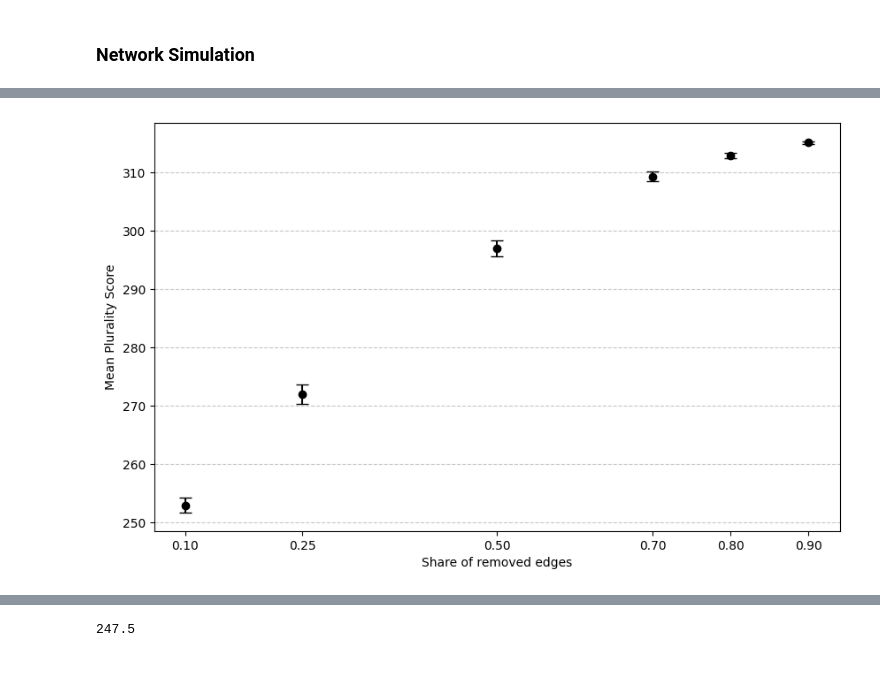
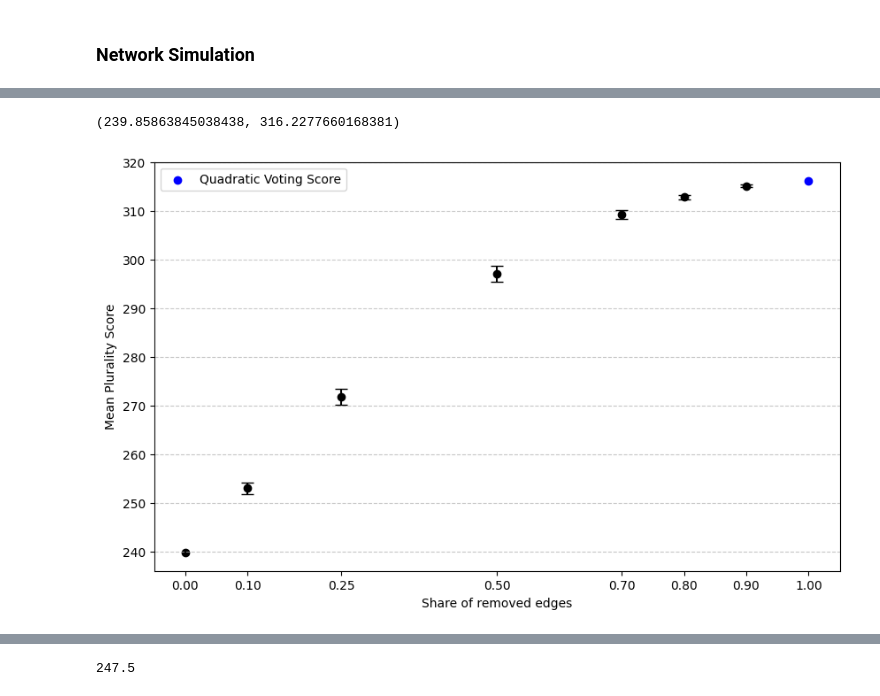
Before and after one commit to lexicongovernance/gov-research, a Jupyter notebook: berlin-analysis/analysis.ipynb, the cells around one changed output, grey strips where cells are left out. Cells and saved outputs as stored; diff of their text form; code cells hidden in the pictures; blank space fills up the shorter version.

```diff
--- a/berlin-analysis/analysis.ipynb
+++ b/berlin-analysis/analysis.ipynb
@@ -442,16 +338,16 @@ for edge_share in edge_share_values:
     # Iterate for each network
     for i in range(1, num_networks + 1):
         # Create a copy of the original network as Gi
-        Gi = G.copy()
+        network_copy = er_network.copy()
 
         # Randomly choose edges to remove based on the current edge share
-        edges_to_remove = random.sample(list(Gi.edges()), int(edge_share * Gi.number_of_edges()))
+        edges_to_remove = random.sample(list(network_copy.edges()), int(edge_share * network_copy.number_of_edges()))
 
         # Remove the chosen edges from the graph
-        Gi.remove_edges_from(edges_to_remove)
+        network_copy.remove_edges_from(edges_to_remove)
 
         # Append the modified network to the list for the current edge share
-        modified_networks[edge_share].append(Gi)
+        modified_networks[edge_share].append(network_copy)
 # %%
 # Define a function to get the first-order connections of a node
 def get_first_order_connections(graph, node):
@@ -464,17 +360,17 @@ all_groups = {}
 # Loop through the modified networks and create groups
 for edge_share, networks in modified_networks.items():
     all_groups[edge_share] = {}  # Initialize a dictionary for this edge share value
-    for idx, G in enumerate(networks):
+    for idx, net in enumerate(networks):
         # Create groups based on first-order connections
         groups = {}
-        for node in G.nodes:
-            groups[node] = list(get_first_order_connections(G, node))
+        for node in net.nodes:
+            groups[node] = list(get_first_order_connections(net, node))
 
         # Store the groups in the dictionary for this network
         group_dict = {f"Group {node}": group for node, group in groups.items()}
         all_groups[edge_share][f"G{idx+1}"] = group_dict
 # %%
-node_values = {node: 10 for node in G.nodes}
+node_values = {node: 10 for node in er_network.nodes}
 # %%
 # Initialize an empty dictionary to store the results
 results = {}
@@ -491,27 +387,50 @@ for edge_share, networks in all_groups.items():
 
         # Store the score in the results dictionary
         results[edge_share][network_name] = score
+# %%
+# Calculate plurality and quadratic score of the original network
+
+# generate groups
+original_groups = {}
+for node in er_network.nodes:
+    original_groups[node] = list(get_first_order_connections(er_network, node))
+
+plurality_score = analysis_functions.connection_oriented_cluster_match(original_groups, node_values)
+quadratic_score = sum(math.sqrt(value) for value in node_values.values())
+
+plurality_score, quadratic_score
+# %% [output]
+(239.85863845038438, 316.2277660168381)
 # %%
-import matplotlib.pyplot as plt
-import numpy as np
-
 # Calculate mean plurality scores and standard deviations for each share
 mean_scores = []
 std_devs = []
 
 for edge_share, scores in results.items():
     mean_score = np.mean(list(scores.values()))
     std_dev = np.std(list(scores.values()))
     mean_scores.append(mean_score)
     std_devs.append(std_dev)
 
 # Plot the mean plurality scores as dots with error bars indicating the standard deviations
 plt.figure(figsize=(10, 6))
 plt.errorbar(edge_share_values, mean_scores, yerr=std_devs, fmt='o', capsize=5, color='black')
+
+# Include plurality and quadratic score at the extremes
+plt.scatter(0, plurality_score, color='black')
+plt.scatter(1, quadratic_score, color='blue', label='Quadratic Voting Score')
+
+# Add 0 and 1 to the x-axis ticks
+all_edge_share_values = [0] + edge_share_values + [1]
+
+# Label the plot
 plt.xlabel('Share of removed edges')
 plt.ylabel('Mean Plurality Score')
-plt.xticks(edge_share_values)
+plt.xticks(all_edge_share_values)
 plt.grid(axis='y', linestyle='--', alpha=0.7)
+plt.legend()
+
+# Save the plot
 plt.savefig('plots-and-tables/scores.png')
 # %% [output]
-[figure, old version]
+[figure, new version]
```
Also changed, not shown: parts of 10 cells of this notebook.
